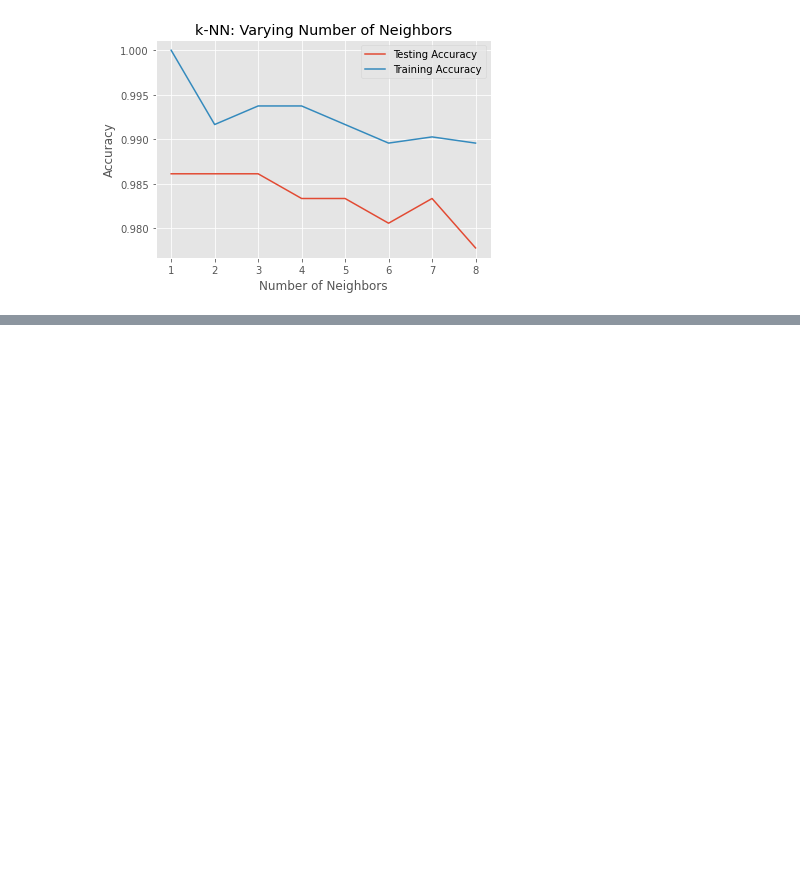
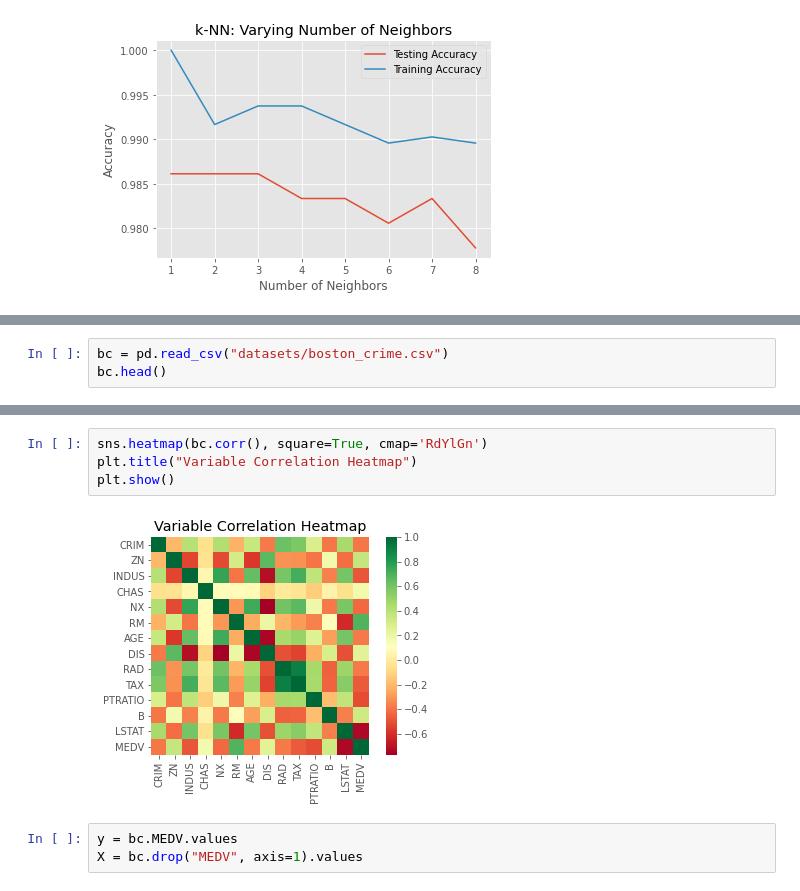
Before and after one commit to rmarinplana/personalProjects, a Jupyter notebook: supervised_learning_study.ipynb, the cells around one changed output, grey strips where cells are left out. Cells and saved outputs as stored; diff of their text form; blank space fills up the shorter version.

```diff
--- a/supervised_learning_study.ipynb
+++ b/supervised_learning_study.ipynb
@@ -198,0 +201,3 @@ plt.show()
+# %%
+bc = pd.read_csv("datasets/boston_crime.csv")
+bc.head()
@@ -198,0 +227,9 @@ plt.show()
+# %%
+sns.heatmap(bc.corr(), square=True, cmap='RdYlGn')
+plt.title("Variable Correlation Heatmap")
+plt.show()
+# %% [output]
+[figure, added]
+# %%
+y = bc.MEDV.values
+X = bc.drop("MEDV", axis=1).values
```
Also changed, not shown: parts of 20 cells of this notebook.
